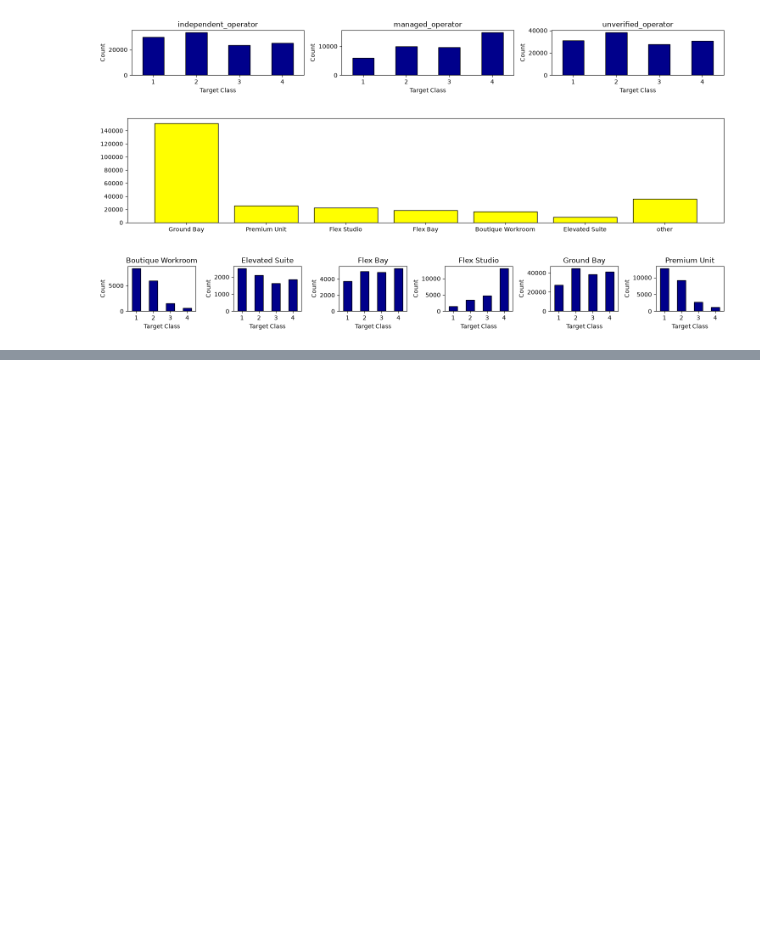
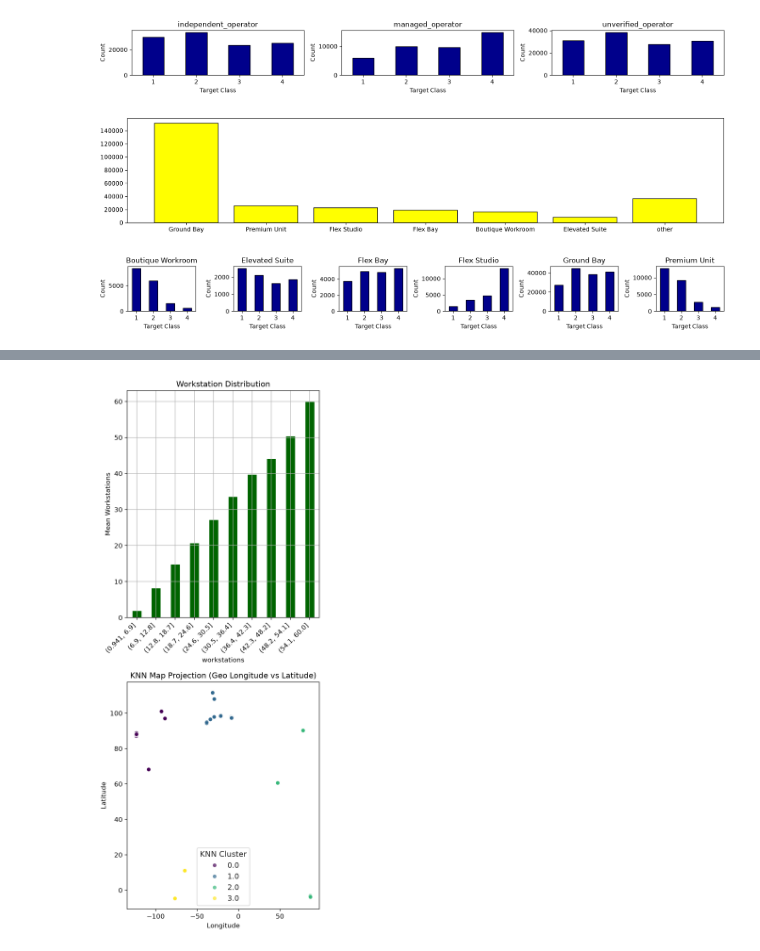
Before and after one commit to 24f3004979/Lab, a Jupyter notebook: experiment/notebooks/Workspace-price-tier.ipynb, the cells around one changed output, grey strips where cells are left out. Cells and saved outputs as stored; diff of their text form; code cells hidden in the pictures; blank space fills up the shorter version.

```diff
--- a/experiment/notebooks/Workspace-price-tier.ipynb
+++ b/experiment/notebooks/Workspace-price-tier.ipynb
@@ -186,3 +188,82 @@ operator_ref contains really big number of elements which makes it non-ideal for
 With `operator_class` we assumed to have good directive distribution with the target feature where it contains slight featuring with target features. we would approach for making its onehot encoding through which model might benifit with its certain neiche distribution pattern we see in plot
 
 With space_class distribution plot we can see really strong pattern of followup, features are trending with one perticular class with perticular space class, which is really good for making them with targeted encoding for featuring them into the next plot with OneHot encoding set.
+# %%
+import matplotlib.pyplot as plt
+import numpy as np
+import pandas as pd
+import seaborn as sns
+from sklearn.cluster import KMeans
+from sklearn.decomposition import PCA
+from sklearn.preprocessing import StandardScaler
+
+# Imports missing from the user snippet
+from sklearn.neighbors import KNeighborsClassifier
+
+# Set layout parameters
+total_plots = 2
+fig, axs = plt.subplots(total_plots, 1, figsize=(5, 12), layout="tight", dpi=200)
+sns.set_theme(style="whitegrid")
+
+# --- Plot 1: Workstation Distribution Bins ---
+workstations = df["workstations"].dropna()
+workstation_group = pd.cut(workstations, bins=10)
+
+# Calculate means per bin for plotting values correctly
+bin_means = workstations.groupby(workstation_group, observed=False).mean()
+bin_means.plot(
+    kind="bar", color="darkgreen", ax=axs[0], title="Workstation Distribution"
+)
+axs[0].set_ylabel("Mean Workstations")
+axs[0].set_xticklabels(axs[0].get_xticklabels(), rotation=45, ha="right")
+
+# --- Data Preparation & Dimensionality Reduction ---
+X = df[["geo_lat", "geo_lon"]].dropna()
+scaler = StandardScaler()
+X_scaled = scaler.fit_transform(X)
+
+pca = PCA(n_components=1)
+X_pca = pca.fit_transform(X_scaled)
+df.loc[X.index, "PCA_1"] = X_pca.flatten()
+
+# --- Clustering Execution ---
+kmeans = KMeans(n_clusters=4, random_state=42, n_init="auto")
+df.loc[X.index, "cluster_spatial"] = kmeans.fit_predict(X_scaled)
+df.loc[X.index, "cluster_pca"] = kmeans.fit_predict(X_pca)
+
+# KNN Classifier fitting to handle the "KNN cluster" logic on spatial labels
+knn = KNeighborsClassifier(n_neighbors=5)
+knn.fit(X_scaled, df.loc[X.index, "cluster_spatial"])
+df.loc[X.index, "cluster_knn"] = knn.predict(X_scaled)
+
+# --- Plot 2: 2D Spatial Layout (KNN Refined Labels) ---
+sns.scatterplot(
+    data=df.loc[X.index],
+    x="geo_lon",
+    y="geo_lat",
+    hue="cluster_knn",
+    palette="viridis",
+    ax=axs[1],
+    alpha=0.7,
+)
+axs[1].set_title("KNN Map Projection (Geo Longitude vs Latitude)")
+axs[1].set_xlabel("Longitude")
+axs[1].set_ylabel("Latitude")
+axs[1].legend(title="KNN Cluster")
+
+# --- Plot 3: 2D -> 1D Transformation Distribution ---
+# Binned review counts combined with PCA mapping representation
+if "review_count" in df.columns:
+    df["review_bins"] = pd.qcut(df["review_count"], q=4, labels=False)
+    hue_val = "review_bins"
+    legend_title = "Review Count Quartile"
+    palette_style = "magma"
+else:
+    hue_val = "cluster_pca"
+    legend_title = "PCA Cluster"
+    palette_style = "plasma"
+
+
+plt.show()
+# %% [output]
+[figure, added]
```
Also changed, not shown: parts of 11 cells of this notebook, 3 other files.
